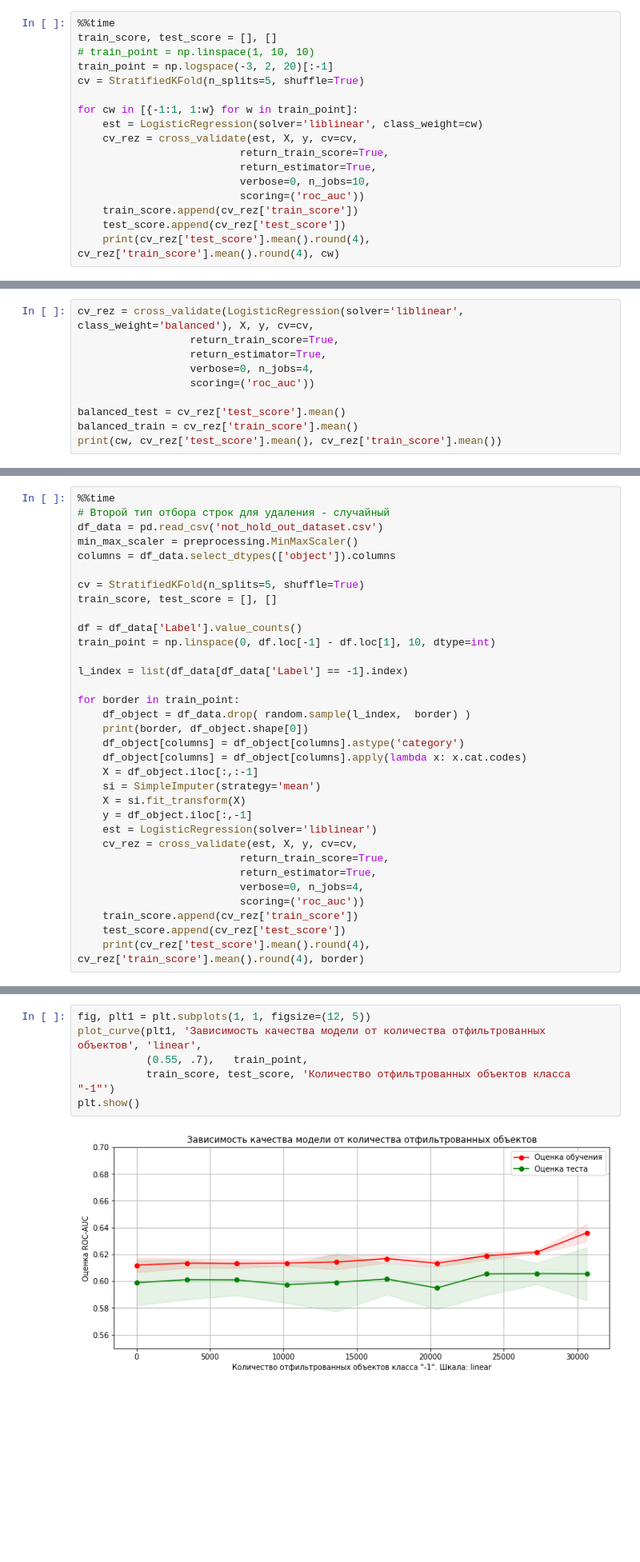
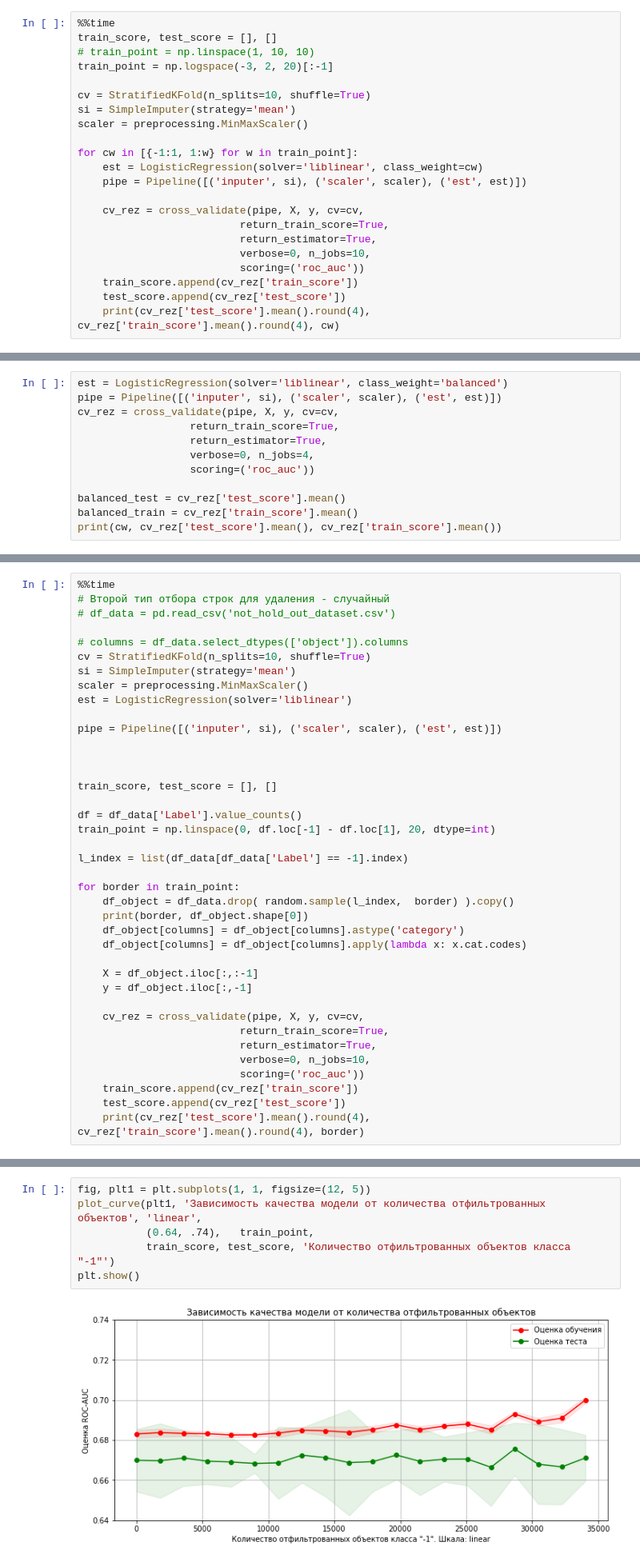
Before and after one commit to dminikorenb/DataLearning, a Jupyter notebook: 2-churn_prediction/dminik6_part2_w5.ipynb, the cells around one changed output, grey strips where cells are left out. Shown at 80% size. Saved outputs shown, nothing was run; the diff lists cells and outputs as text; blank space fills up the shorter version.

```diff
--- a/2-churn_prediction/dminik6_part2_w5.ipynb
+++ b/2-churn_prediction/dminik6_part2_w5.ipynb
@@ -139,11 +144,16 @@ array([0.001     , 0.00145599, 0.0021199 , 0.00308655, 0.00449398,
 train_score, test_score = [], []
 # train_point = np.linspace(1, 10, 10)
 train_point = np.logspace(-3, 2, 20)[:-1]
-cv = StratifiedKFold(n_splits=5, shuffle=True)
+
+cv = StratifiedKFold(n_splits=10, shuffle=True)
+si = SimpleImputer(strategy='mean')
+scaler = preprocessing.MinMaxScaler()
 
 for cw in [{-1:1, 1:w} for w in train_point]:
     est = LogisticRegression(solver='liblinear', class_weight=cw)
-    cv_rez = cross_validate(est, X, y, cv=cv,
+    pipe = Pipeline([('inputer', si), ('scaler', scaler), ('est', est)])
+
+    cv_rez = cross_validate(pipe, X, y, cv=cv,
                           return_train_score=True,
                           return_estimator=True,
                           verbose=0, n_jobs=10,
@@ -179,5 +182,7 @@ AttributeError: 'dict' object has no attribute 'round'
 # %%
-cv_rez = cross_validate(LogisticRegression(solver='liblinear', class_weight='balanced'), X, y, cv=cv,
+est = LogisticRegression(solver='liblinear', class_weight='balanced')
+pipe = Pipeline([('inputer', si), ('scaler', scaler), ('est', est)])
+cv_rez = cross_validate(pipe, X, y, cv=cv,
                   return_train_score=True,
                   return_estimator=True,
                   verbose=0, n_jobs=4,
@@ -323,32 +331,38 @@ Name: Label, dtype: int64
 # %%
 %%time
 # Второй тип отбора строк для удаления - случайный
-df_data = pd.read_csv('not_hold_out_dataset.csv')
-min_max_scaler = preprocessing.MinMaxScaler()
-columns = df_data.select_dtypes(['object']).columns
+# df_data = pd.read_csv('not_hold_out_dataset.csv')
 
-cv = StratifiedKFold(n_splits=5, shuffle=True)
+# columns = df_data.select_dtypes(['object']).columns
+cv = StratifiedKFold(n_splits=10, shuffle=True)
+si = SimpleImputer(strategy='mean')
+scaler = preprocessing.MinMaxScaler()
+est = LogisticRegression(solver='liblinear')
+
+pipe = Pipeline([('inputer', si), ('scaler', scaler), ('est', est)])
+
+
+
 train_score, test_score = [], []
 
 df = df_data['Label'].value_counts()
-train_point = np.linspace(0, df.loc[-1] - df.loc[1], 10, dtype=int)
+train_point = np.linspace(0, df.loc[-1] - df.loc[1], 20, dtype=int)
 
 l_index = list(df_data[df_data['Label'] == -1].index)
 
 for border in train_point:
-    df_object = df_data.drop( random.sample(l_index,  border) )
+    df_object = df_data.drop( random.sample(l_index,  border) ).copy()
     print(border, df_object.shape[0])
     df_object[columns] = df_object[columns].astype('category')
     df_object[columns] = df_object[columns].apply(lambda x: x.cat.codes)
+
     X = df_object.iloc[:,:-1]
-    si = SimpleImputer(strategy='mean')
-    X = si.fit_transform(X)
     y = df_object.iloc[:,-1]
-    est = LogisticRegression(solver='liblinear')
-    cv_rez = cross_validate(est, X, y, cv=cv,
+
+    cv_rez = cross_validate(pipe, X, y, cv=cv,
                           return_train_score=True,
                           return_estimator=True,
-                          verbose=0, n_jobs=4,
+                          verbose=0, n_jobs=10,
                           scoring=('roc_auc'))
     train_score.append(cv_rez['train_score'])
     test_score.append(cv_rez['test_score'])
@@ -374,11 +388,11 @@ Wall time: 20min 11s
 # %%
 fig, plt1 = plt.subplots(1, 1, figsize=(12, 5))
 plot_curve(plt1, 'Зависимость качества модели от количества отфильтрованных объектов', 'linear',
-           (0.55, .7),   train_point,
+           (0.64, .74),   train_point,
            train_score, test_score, 'Количество отфильтрованных объектов класса "-1"')
 plt.show()
 # %% [output]
-[figure, old version]
+[figure, new version]
 # %%
 # df_data = pd.read_csv('not_hold_out_dataset.csv', index_col=0)
 df_data.head()
```
Also changed, not shown: parts of 10 cells of this notebook.
